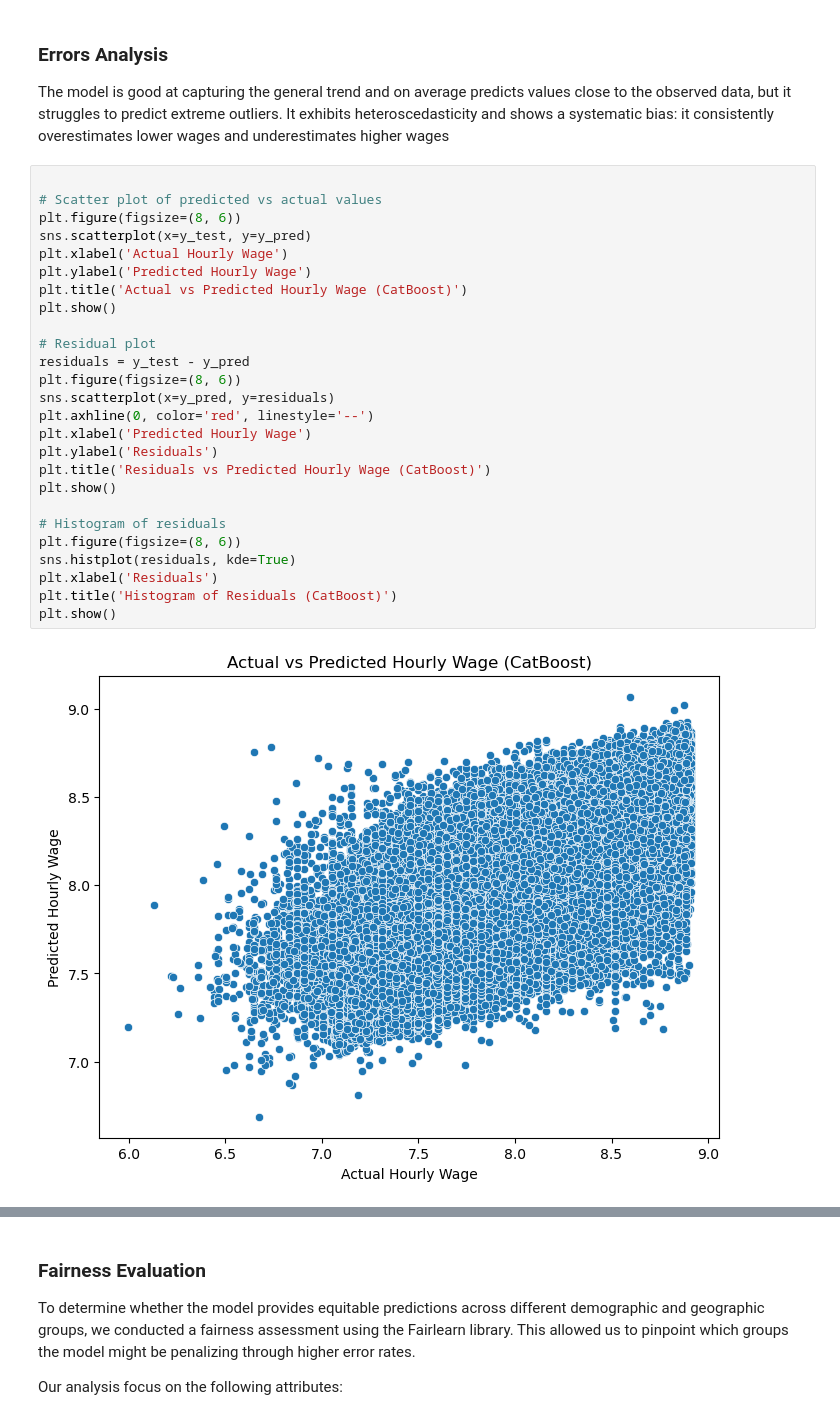
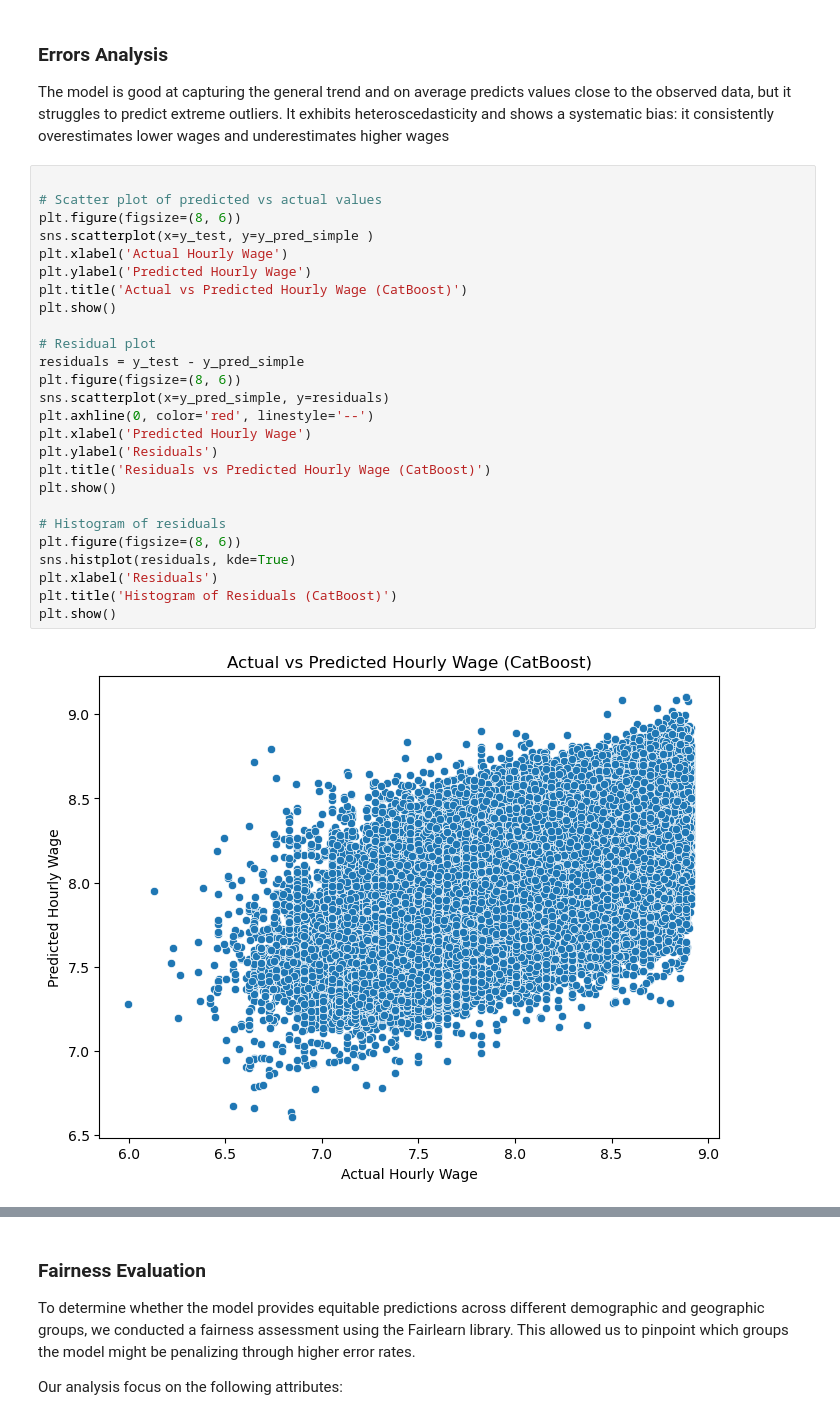
Before and after one commit to yelly-camara/hrly-wage-prediction, a Jupyter notebook: hrly-wage-prediction.ipynb, the cells around one changed output, grey strips where cells are left out. Saved outputs shown, nothing was run; the diff lists cells and outputs as text.

```diff
--- a/hrly-wage-prediction.ipynb
+++ b/hrly-wage-prediction.ipynb
@@ -384,28 +384,28 @@ The model is good at capturing the general trend and on average predicts values
 # %%
 
 # Scatter plot of predicted vs actual values
 plt.figure(figsize=(8, 6))
-sns.scatterplot(x=y_test, y=y_pred)
+sns.scatterplot(x=y_test, y=y_pred_simple )
 plt.xlabel('Actual Hourly Wage')
 plt.ylabel('Predicted Hourly Wage')
 plt.title('Actual vs Predicted Hourly Wage (CatBoost)')
 plt.show()
 
 # Residual plot
-residuals = y_test - y_pred
+residuals = y_test - y_pred_simple
 plt.figure(figsize=(8, 6))
-sns.scatterplot(x=y_pred, y=residuals)
+sns.scatterplot(x=y_pred_simple, y=residuals)
 plt.axhline(0, color='red', linestyle='--')
 plt.xlabel('Predicted Hourly Wage')
 plt.ylabel('Residuals')
 plt.title('Residuals vs Predicted Hourly Wage (CatBoost)')
 plt.show()
 
 # Histogram of residuals
 plt.figure(figsize=(8, 6))
 sns.histplot(residuals, kde=True)
 plt.xlabel('Residuals')
 plt.title('Histogram of Residuals (CatBoost)')
 plt.show()
 # %% [output]
-[figure, old version]
+[figure, new version]
```
Also changed, not shown: parts of 7 cells of this notebook, 1 other file.
